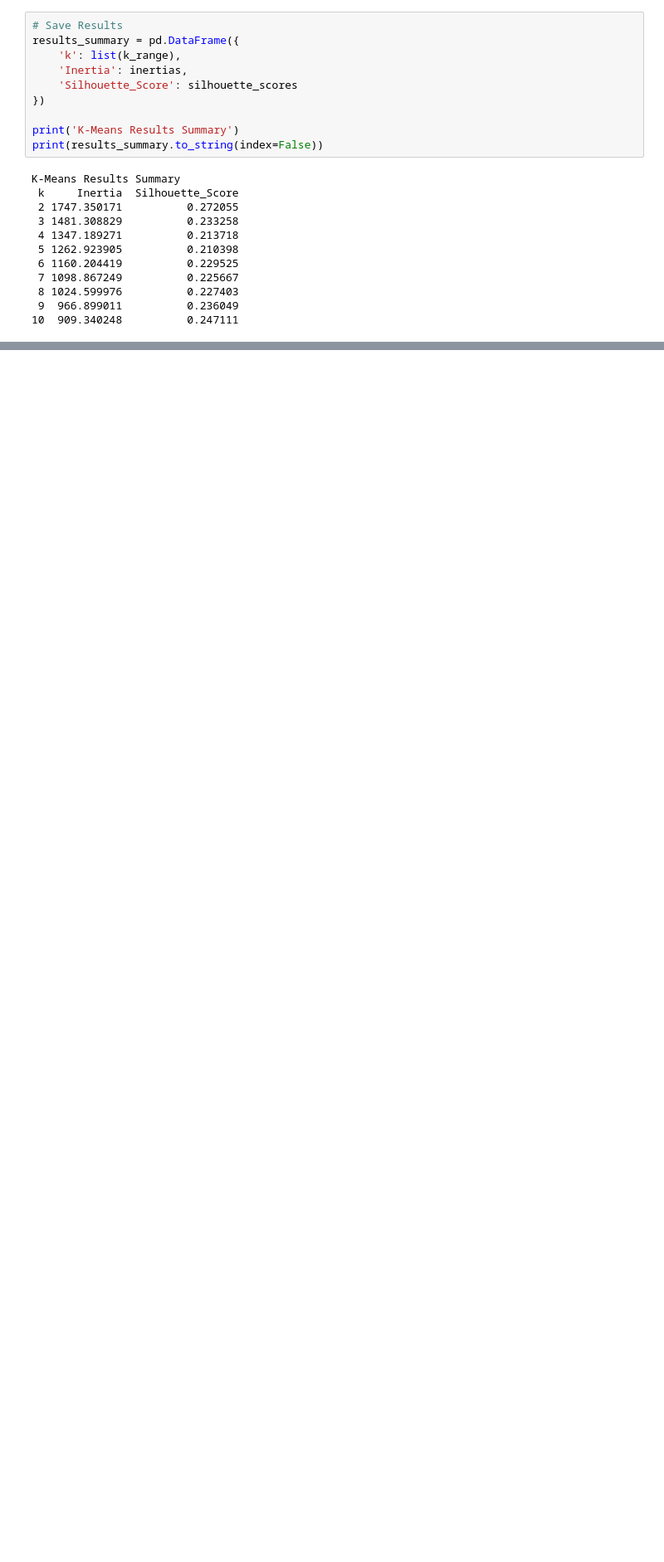
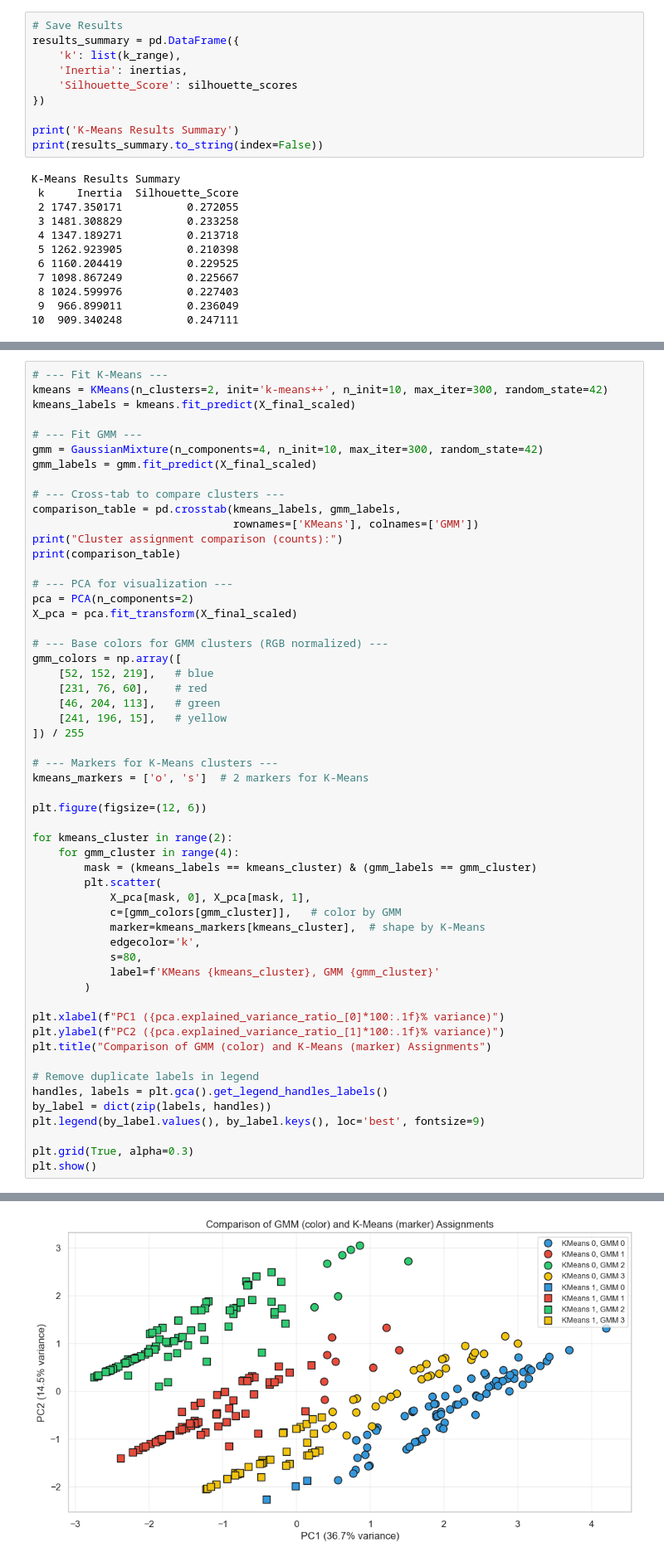
Before and after one commit to harasarahh/machine-learning-projects, a Jupyter notebook: ML_assignment1.ipynb, the cells around one changed output, grey strips where cells are left out. Shown at 83% size. Drawn from its saved outputs; the diff is of its cells as text; blank space fills up the shorter version.

```diff
--- a/ML_assignment1.ipynb
+++ b/ML_assignment1.ipynb
@@ -1297,0 +1366,56 @@ plt.show()
+# %%
+# --- Fit K-Means ---
+kmeans = KMeans(n_clusters=2, init='k-means++', n_init=10, max_iter=300, random_state=42)
+kmeans_labels = kmeans.fit_predict(X_final_scaled)
+
+# --- Fit GMM ---
+gmm = GaussianMixture(n_components=4, n_init=10, max_iter=300, random_state=42)
+gmm_labels = gmm.fit_predict(X_final_scaled)
+
+# --- Cross-tab to compare clusters ---
+comparison_table = pd.crosstab(kmeans_labels, gmm_labels,
+                               rownames=['KMeans'], colnames=['GMM'])
+print("Cluster assignment comparison (counts):")
+print(comparison_table)
+
+# --- PCA for visualization ---
+pca = PCA(n_components=2)
+X_pca = pca.fit_transform(X_final_scaled)
+
+# --- Base colors for GMM clusters (RGB normalized) ---
+gmm_colors = np.array([
+    [52, 152, 219],   # blue
+    [231, 76, 60],    # red
+    [46, 204, 113],   # green
+    [241, 196, 15],   # yellow
+]) / 255
+
+# --- Markers for K-Means clusters ---
+kmeans_markers = ['o', 's']  # 2 markers for K-Means
+
+plt.figure(figsize=(12, 6))
+
+for kmeans_cluster in range(2):
+    for gmm_cluster in range(4):
+        mask = (kmeans_labels == kmeans_cluster) & (gmm_labels == gmm_cluster)
+        plt.scatter(
+            X_pca[mask, 0], X_pca[mask, 1],
+            c=[gmm_colors[gmm_cluster]],   # color by GMM
+            marker=kmeans_markers[kmeans_cluster],  # shape by K-Means
+            edgecolor='k',
+            s=80,
+            label=f'KMeans {kmeans_cluster}, GMM {gmm_cluster}'
+        )
+
+plt.xlabel(f"PC1 ({pca.explained_variance_ratio_[0]*100:.1f}% variance)")
+plt.ylabel(f"PC2 ({pca.explained_variance_ratio_[1]*100:.1f}% variance)")
+plt.title("Comparison of GMM (color) and K-Means (marker) Assignments")
+
+# Remove duplicate labels in legend
+handles, labels = plt.gca().get_legend_handles_labels()
+by_label = dict(zip(labels, handles))
+plt.legend(by_label.values(), by_label.keys(), loc='best', fontsize=9)
+
+plt.grid(True, alpha=0.3)
+plt.show()
+# %% [output]
@@ -1297,0 +1427 @@ plt.show()
+[figure, added]
```
Also changed, not shown: parts of 20 cells of this notebook.
